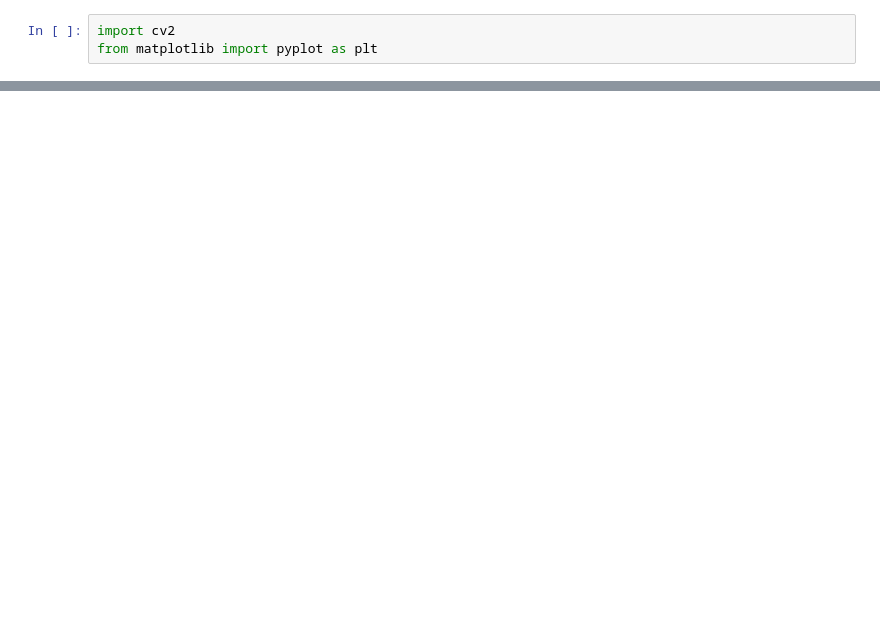
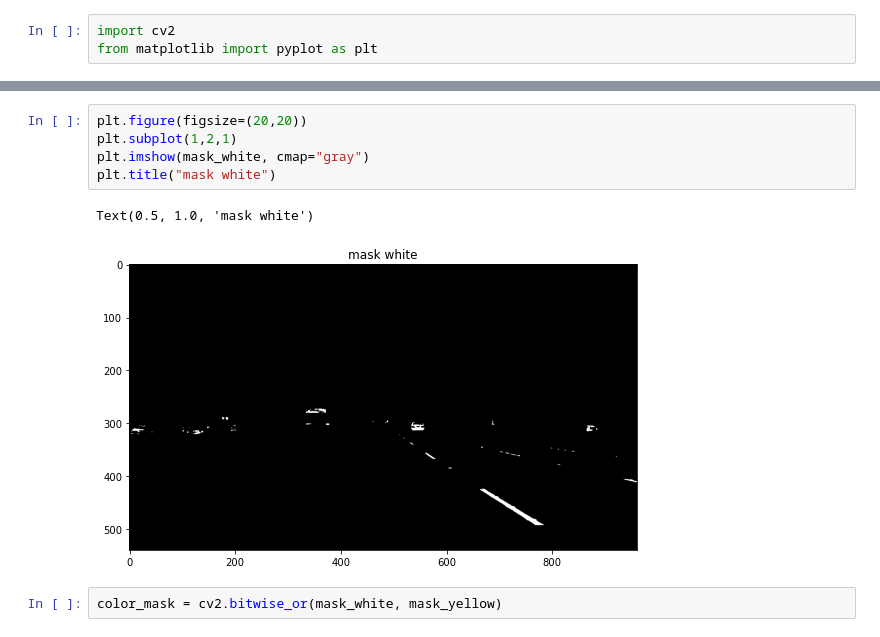
Before and after one commit to karthikeyanrathore/Lane-Line-Detection, a Jupyter notebook: Yellow Lane (PrePro).ipynb, the cells around one changed output, grey strips where cells are left out. Saved outputs shown, nothing was run; the diff lists cells and outputs as text; blank space fills up the shorter version.

```diff
--- a/Yellow Lane (PrePro).ipynb
+++ b/Yellow Lane (PrePro).ipynb
@@ -14,0 +29,10 @@ Text(0.5, 1.0, 'img')
+# %%
+plt.figure(figsize=(20,20))
+plt.subplot(1,2,1)
+plt.imshow(mask_white, cmap="gray")
+plt.title("mask white")
+# %% [output]
+Text(0.5, 1.0, 'mask white')
+[figure, added]
+# %%
+color_mask = cv2.bitwise_or(mask_white, mask_yellow)
```
Also changed, not shown: parts of 8 cells of this notebook, 2 other files.
